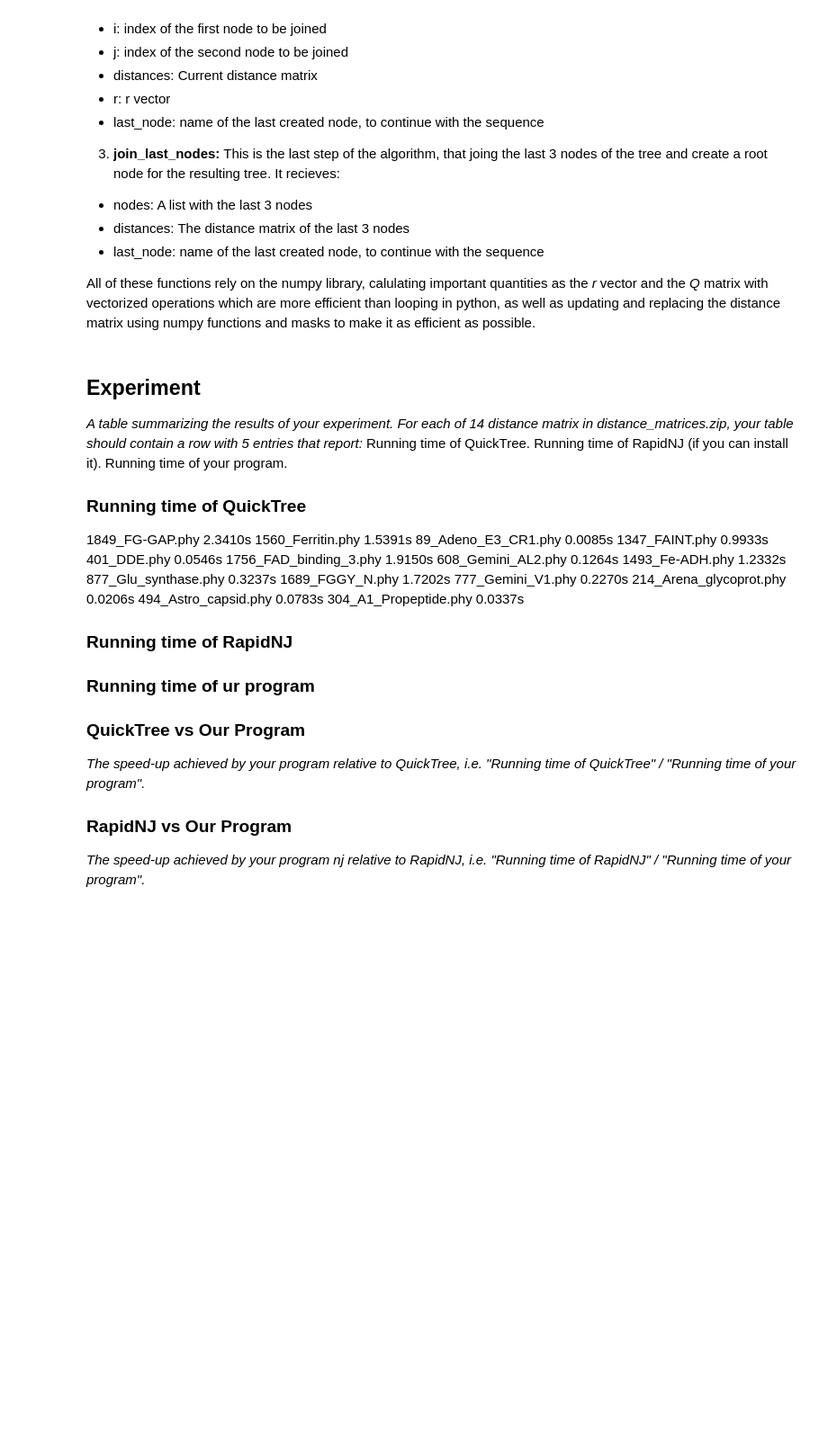
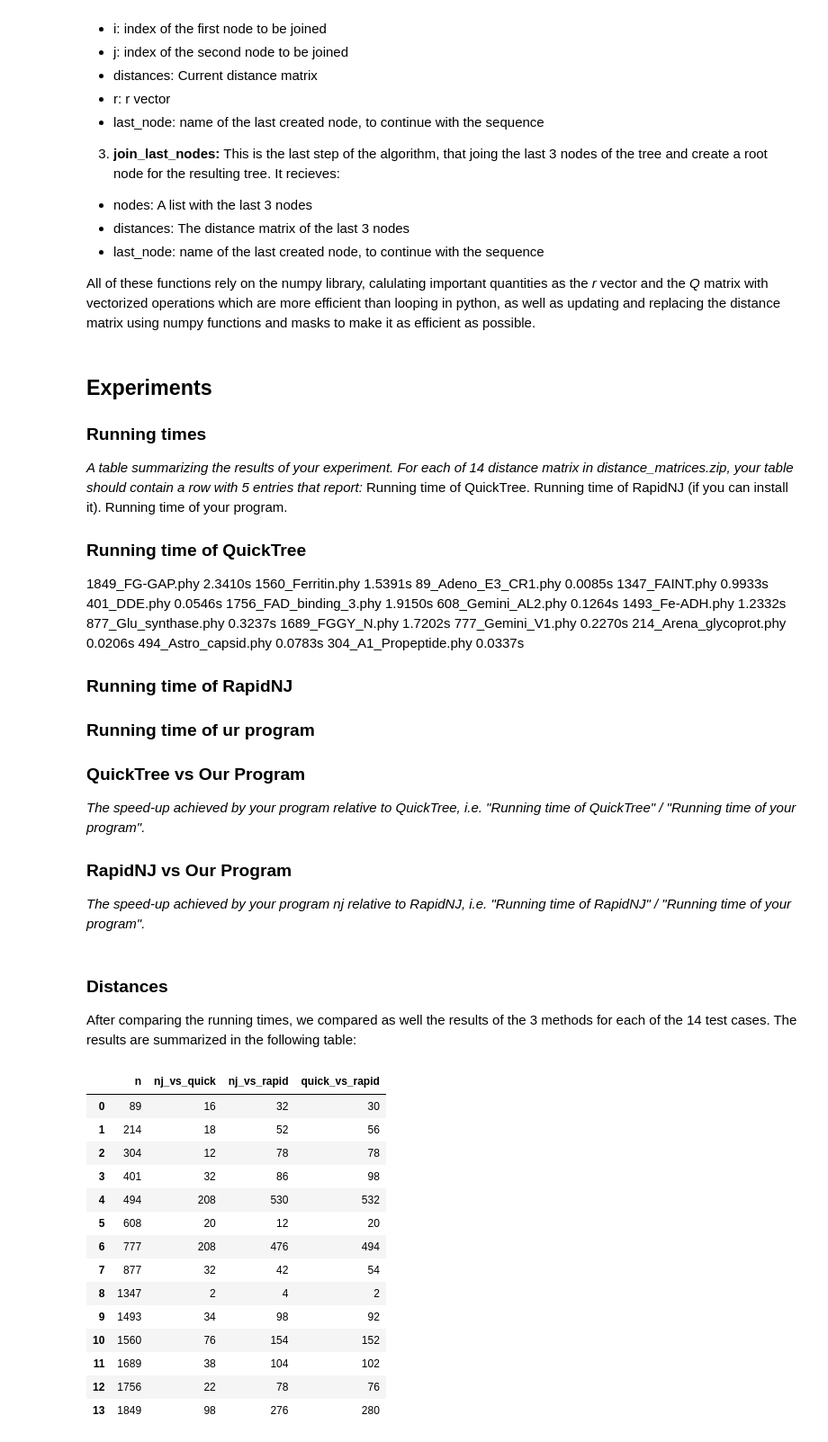
Before and after one commit to IIT25/algorithms_in_bioinformatics_project1, a Jupyter notebook: report.ipynb, the cells around one changed output. Shown at 90% size. Saved outputs shown, nothing was run; the diff lists cells and outputs as text; code cells hidden in the pictures; blank space fills up the shorter version.

```diff
--- a/report.ipynb
+++ b/report.ipynb
@@ -73,7 +73,9 @@ We implemented the neighbor joining algorithm as seen in class, the implementati
 
 All of these functions rely on the numpy library, calulating important quantities as the *r* vector and the *Q* matrix with vectorized operations which are more efficient than looping in python, as well as updating and replacing the distance matrix using numpy functions and masks to make it as efficient as possible.
 # %% [markdown]
-## Experiment
+## Experiments
+
+### Running times
 
 *A table summarizing the results of your experiment. For each of 14 distance matrix in distance_matrices.zip, your table should contain a row with 5 entries that report:*
 Running time of QuickTree.
@@ -106,3 +108,30 @@ Running time of your program.
 
 ### RapidNJ vs Our Program
 *The speed-up achieved by your program nj relative to RapidNJ, i.e. "Running time of RapidNJ" / "Running time of your program".*
+# %% [markdown]
+### Distances
+
+After comparing the running times, we compared as well the results of the 3 methods for each of the 14 test cases. The results are summarized in the following table:
+# %%
+import pandas as pd
+import matplotlib.pyplot as plt
+
+distances = pd.read_csv("RF-distances/rf_distances.csv")
+distances = distances.sort_values("n").reset_index(drop = True)
+distances
+# %% [output]
+|  | n | nj_vs_quick | nj_vs_rapid | quick_vs_rapid |
+| 0 | 89 | 16 | 32 | 30 |
+| 1 | 214 | 18 | 52 | 56 |
+| 2 | 304 | 12 | 78 | 78 |
+| 3 | 401 | 32 | 86 | 98 |
+| 4 | 494 | 208 | 530 | 532 |
+| 5 | 608 | 20 | 12 | 20 |
+| 6 | 777 | 208 | 476 | 494 |
+| 7 | 877 | 32 | 42 | 54 |
+| 8 | 1347 | 2 | 4 | 2 |
+| 9 | 1493 | 34 | 98 | 92 |
+| 10 | 1560 | 76 | 154 | 152 |
+| 11 | 1689 | 38 | 104 | 102 |
+| 12 | 1756 | 22 | 78 | 76 |
+| 13 | 1849 | 98 | 276 | 280 |
```
Also changed, not shown: parts of 3 cells of this notebook.
